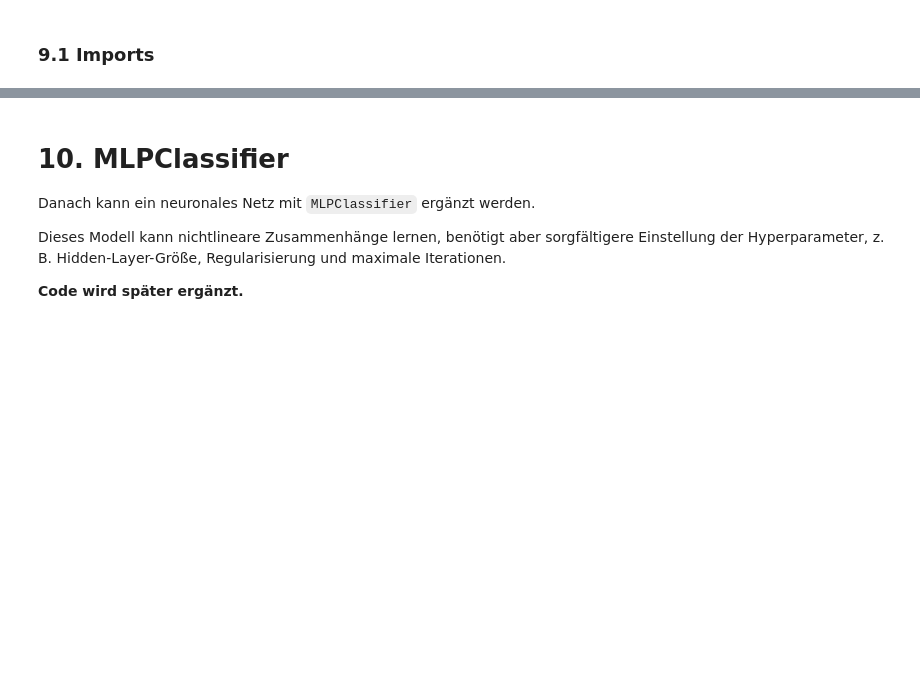
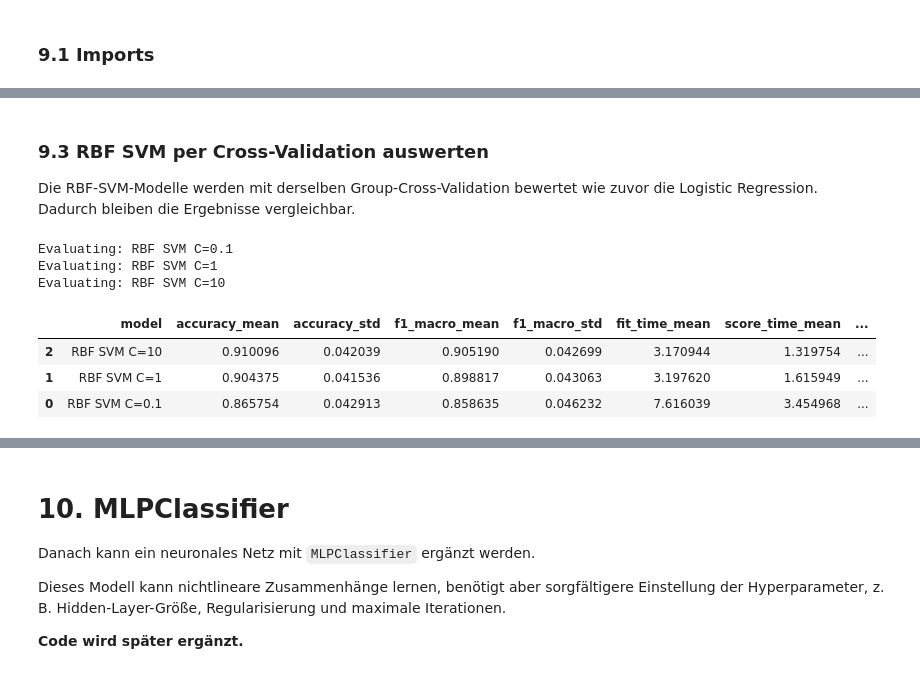
Before and after one commit to HammS-THB/DataChallenge, a Jupyter notebook: notebooks/model_selection/XGBClasifier_restructured.ipynb, the cells around one changed output, grey strips where cells are left out. Drawn from its saved outputs; the diff is of its cells as text; code cells hidden in the pictures; blank space fills up the shorter version.

Commit message:
die beiden andere modelle ergänzt
MLP Classifier und RBF SVM hinzugefügt, cross validation über alle modelle folgt

```diff
--- a/notebooks/model_selection/XGBClasifier_restructured.ipynb
+++ b/notebooks/model_selection/XGBClasifier_restructured.ipynb
@@ -417,0 +454,35 @@ from sklearn.svm import SVC
+# %% [markdown]
+### 9.3 RBF SVM per Cross-Validation auswerten
+
+Die RBF-SVM-Modelle werden mit derselben Group-Cross-Validation bewertet wie zuvor die Logistic Regression.
+Dadurch bleiben die Ergebnisse vergleichbar.
+# %%
+svm_results = []
+
+for model_name, model in svm_models.items():
+    print(f"Evaluating: {model_name}")
+
+    result = evaluate_model_cv(
+        model_name=model_name,
+        model=model,
+        X=X_train,
+        y=y_train,
+        groups=groups_train,
+        cv=cv,
+        scoring=scoring
+    )
+
+    svm_results.append(result)
+
+svm_results_df = pd.DataFrame(svm_results)
+svm_results_df = svm_results_df.sort_values(by="accuracy_mean", ascending=False)
+
+display(svm_results_df)
+# %% [output]
+Evaluating: RBF SVM C=0.1
+Evaluating: RBF SVM C=1
+Evaluating: RBF SVM C=10
+|  | model | accuracy_mean | accuracy_std | f1_macro_mean | f1_macro_std | fit_time_mean | score_time_mean | ... |
+| 2 | RBF SVM C=10 | 0.910096 | 0.042039 | 0.905190 | 0.042699 | 3.170944 | 1.319754 | ... |
+| 1 | RBF SVM C=1 | 0.904375 | 0.041536 | 0.898817 | 0.043063 | 3.197620 | 1.615949 | ... |
+| 0 | RBF SVM C=0.1 | 0.865754 | 0.042913 | 0.858635 | 0.046232 | 7.616039 | 3.454968 | ... |
```
Also changed, not shown: parts of 12 cells of this notebook.
